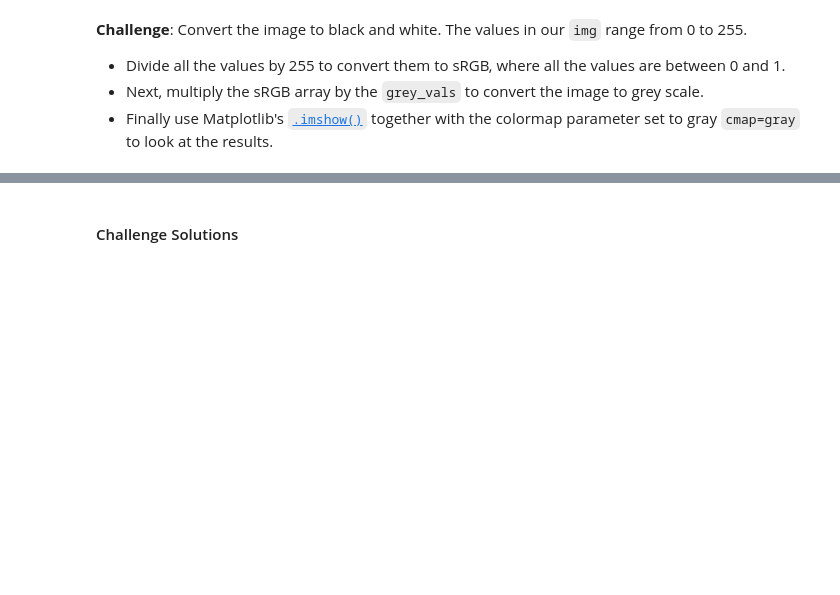
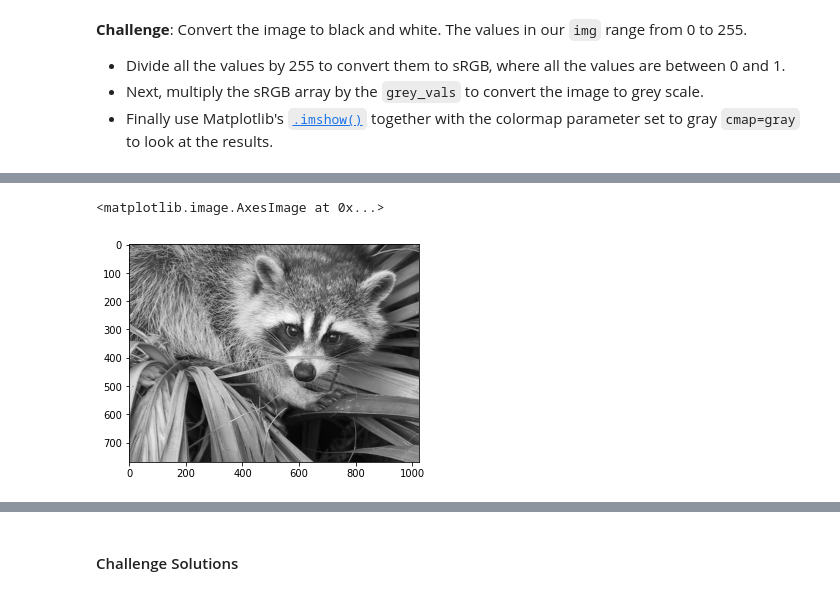
Before and after one commit to womaro/Story, a Jupyter notebook: Computation_with_NumPy_and_N_Dimensional_Arrays_(start).ipynb, the cells around one changed output, grey strips where cells are left out. Drawn from its saved outputs; the diff is of its cells as text; code cells hidden in the pictures; blank space fills up the shorter version.

```diff
--- a/Computation_with_NumPy_and_N_Dimensional_Arrays_(start).ipynb
+++ b/Computation_with_NumPy_and_N_Dimensional_Arrays_(start).ipynb
@@ -277,3 +327,6 @@ Dimensions of result: (4x2)*(2x3)=(4x3)
 * Finally use Matplotlib's [`.imshow()`](https://matplotlib.org/3.1.1/api/_as_gen/matplotlib.pyplot.imshow.html) together with the colormap parameter set to gray `cmap=gray` to look at the results.
 # %%
 grey_vals = np.array([0.2126, 0.7152, 0.0722])
+# %%
+img_normalized = img/255
+img_normalized
@@ -280,3 +351,9 @@ grey_vals = np.array([0.2126, 0.7152, 0.0722])
+# %%
+img_gray = img_normalized@grey_vals
+plt.imshow(img_gray, cmap='gray')
+# %% [output]
+<matplotlib.image.AxesImage at 0x...>
+[figure, added]
 # %% [markdown]
 **Challenge**: Can you manipulate the images by doing some operations on the underlying ndarrays? See if you can change the values in the ndarray so that:
 
```
Also changed, not shown: parts of 9 cells of this notebook.
